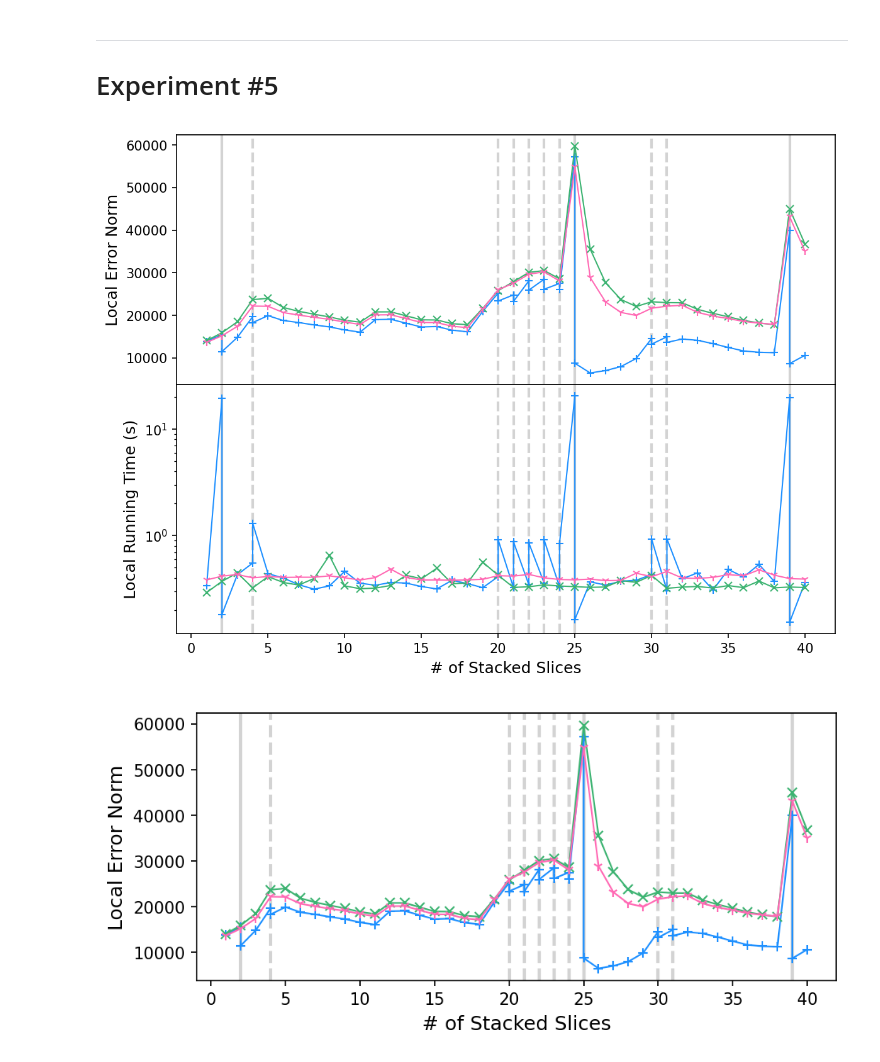
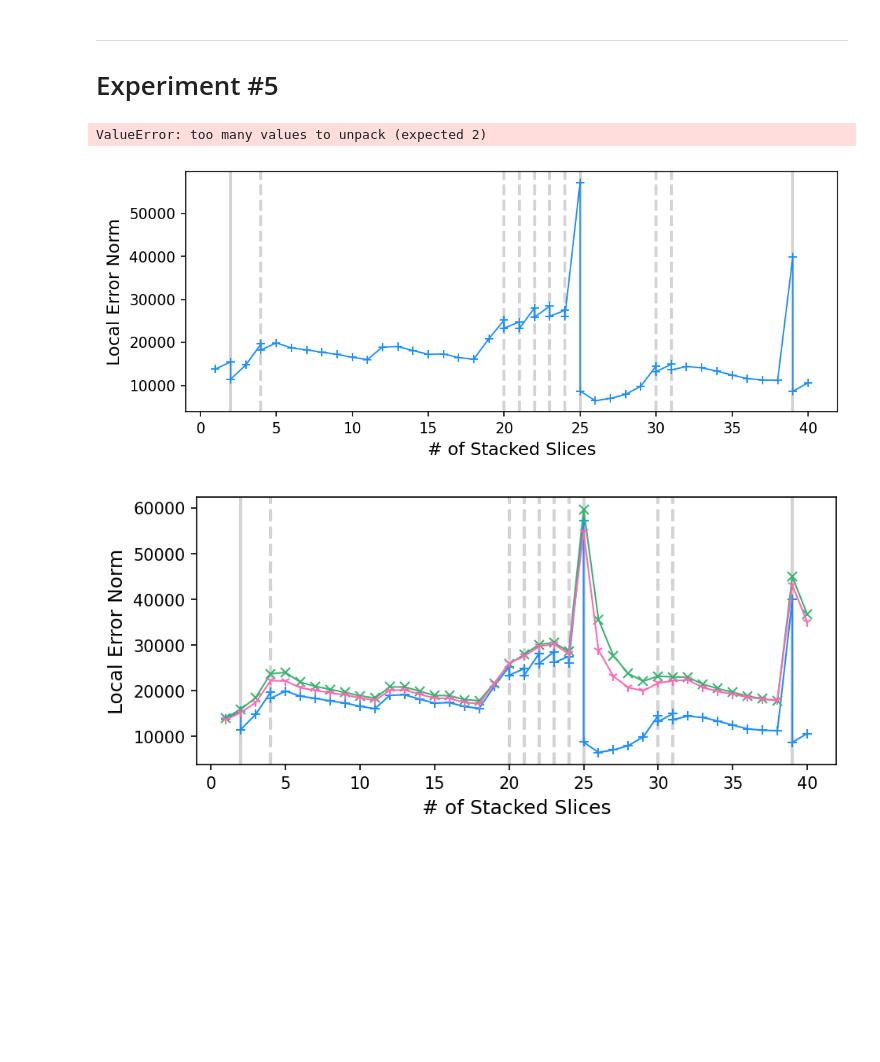
Before and after one commit to lucetre-snu/dao-cp, a Jupyter notebook: Proposed Method/6_exp_w_mem_usage.ipynb, the cells around one changed output. Drawn from its saved outputs; the diff is of its cells as text; code cells hidden in the pictures; blank space fills up the shorter version.

```diff
--- a/Proposed Method/6_exp_w_mem_usage.ipynb
+++ b/Proposed Method/6_exp_w_mem_usage.ipynb
@@ -329,10 +332,10 @@ plot_local(datasets, 'E1_synthetic', 35)
 # video
 (n_iter, ul, ll) = (1, 6, 2)
 tensor_stream = create_tensor_stream(sample_video, start_to_stream=5, batch_sizes=np.full((40), 5, dtype=int))
-#results['video-10'] = online_tensor_decomposition('video', sample_video, tensor_stream, rank=10, n_iter=n_iter, ul=ul, ll=ll, verbose=False)
-# results['video-20'] = online_tensor_decomposition('video', sample_video, tensor_stream, rank=20, n_iter=n_iter, ul=ul, ll=ll, verbose=False)
+results['video-10'] = online_tensor_decomposition('video', sample_video, tensor_stream, rank=10, n_iter=n_iter, ul=ul, ll=ll, verbose=False)
+results['video-20'] = online_tensor_decomposition('video', sample_video, tensor_stream, rank=20, n_iter=n_iter, ul=ul, ll=ll, verbose=False)
 results['video-30'] = online_tensor_decomposition('video', sample_video, tensor_stream, rank=30, n_iter=n_iter, ul=ul, ll=ll, verbose=False)
-# results['video-40'] = online_tensor_decomposition('video', sample_video, tensor_stream, rank=40, n_iter=n_iter, ul=ul, ll=ll, verbose=False)
-#results['video-50'] = online_tensor_decomposition('video', sample_video, tensor_stream, rank=50, n_iter=n_iter, ul=ul, ll=ll, verbose=False)
+results['video-40'] = online_tensor_decomposition('video', sample_video, tensor_stream, rank=40, n_iter=n_iter, ul=ul, ll=ll, verbose=False)
+results['video-50'] = online_tensor_decomposition('video', sample_video, tensor_stream, rank=50, n_iter=n_iter, ul=ul, ll=ll, verbose=False)
 # %% [output]
 -----------------------------------
@@ -366,8 +369,9 @@ tensor_stream = create_tensor_stream(stock2_tensor, start_to_stream=5, batch_siz
 #results['stock-10'] = online_tensor_decomposition('stock', stock2_tensor, tensor_stream, rank=10, n_iter=n_iter, ul=ul, ll=ll, verbose=False)
 # results['stock-15'] = online_tensor_decomposition('stock', stock2_tensor, tensor_stream, rank=15, n_iter=n_iter, ul=ul, ll=ll, verbose=False)
 # results['stock-21'] = online_tensor_decomposition('stock', stock2_tensor, tensor_stream, rank=21, n_iter=n_iter, ul=ul, ll=ll, verbose=False)
-# results['stock-22'] = online_tensor_decomposition('stock', stock2_tensor, tensor_stream, rank=22, n_iter=n_iter, ul=ul, ll=ll, verbose=False)
 results['stock-20'] = online_tensor_decomposition('stock', stock2_tensor, tensor_stream, rank=20, n_iter=n_iter, ul=ul, ll=ll, verbose=False)
+results['stock-22'] = online_tensor_decomposition('stock', stock2_tensor, tensor_stream, rank=22, n_iter=n_iter, ul=ul, ll=ll, verbose=False)
+results['stock-24'] = online_tensor_decomposition('stock', stock2_tensor, tensor_stream, rank=22, n_iter=n_iter, ul=ul, ll=ll, verbose=False)
 # results['stock-25'] = online_tensor_decomposition('stock', stock2_tensor, tensor_stream, rank=25, n_iter=n_iter, ul=ul, ll=ll, verbose=False)
 #results['stock-30'] = online_tensor_decomposition('stock', stock2_tensor, tensor_stream, rank=30, n_iter=n_iter, ul=ul, ll=ll, verbose=False)
 # %% [output]
@@ -404,8 +405,8 @@ tensor_stream = create_tensor_stream(hall1_tensor, start_to_stream=10, batch_siz
 # results['hall-20'] = online_tensor_decomposition('hall', hall1_tensor, tensor_stream, rank=20, n_iter=n_iter, ul=ul, ll=ll, verbose=False)
 # results['hall-25'] = online_tensor_decomposition('hall', hall1_tensor, tensor_stream, rank=25, n_iter=n_iter, ul=ul, ll=ll, verbose=False)
 results['hall-30'] = online_tensor_decomposition('hall', hall1_tensor, tensor_stream, rank=30, n_iter=n_iter, ul=ul, ll=ll, verbose=False)
-#results['hall-35'] = online_tensor_decomposition('hall', hall1_tensor, tensor_stream, rank=35, n_iter=n_iter, ul=ul, ll=ll, verbose=False)
-#results['hall-40'] = online_tensor_decomposition('hall', hall1_tensor, tensor_stream, rank=40, n_iter=n_iter, ul=ul, ll=ll, verbose=False)
+results['hall-35'] = online_tensor_decomposition('hall', hall1_tensor, tensor_stream, rank=35, n_iter=n_iter, ul=ul, ll=ll, verbose=False)
+results['hall-40'] = online_tensor_decomposition('hall', hall1_tensor, tensor_stream, rank=40, n_iter=n_iter, ul=ul, ll=ll, verbose=False)
 #results['hall-45'] = online_tensor_decomposition('hall', hall1_tensor, tensor_stream, rank=45, n_iter=n_iter, ul=ul, ll=ll, verbose=False)
 # %% [output]
 -----------------------------------
@@ -440,8 +438,8 @@ tensor_stream = create_tensor_stream(korea_tensor, start_to_stream=79, batch_siz
 # results['korea-15'] = online_tensor_decomposition('korea', korea_tensor, tensor_stream, rank=15, n_iter=n_iter, ul=ul, ll=ll, verbose=False)
 # results['korea-20'] = online_tensor_decomposition('korea', korea_tensor, tensor_stream, rank=20, n_iter=n_iter, ul=ul, ll=ll, verbose=False)
 # results['korea-25'] = online_tensor_decomposition('korea', korea_tensor, tensor_stream, rank=25, n_iter=n_iter, ul=ul, ll=ll, verbose=False)
-# results['korea-30'] = online_tensor_decomposition('korea', korea_tensor, tensor_stream, rank=30, n_iter=n_iter, ul=ul, ll=ll, verbose=False)
+results['korea-30'] = online_tensor_decomposition('korea', korea_tensor, tensor_stream, rank=30, n_iter=n_iter, ul=ul, ll=ll, verbose=False)
 results['korea-40'] = online_tensor_decomposition('korea', korea_tensor, tensor_stream, rank=40, n_iter=n_iter, ul=ul, ll=ll, verbose=False)
-# results['korea-50'] = online_tensor_decomposition('korea', korea_tensor, tensor_stream, rank=50, n_iter=n_iter, ul=ul, ll=ll, verbose=False)
+results['korea-50'] = online_tensor_decomposition('korea', korea_tensor, tensor_stream, rank=50, n_iter=n_iter, ul=ul, ll=ll, verbose=False)
 # %% [output]
 -----------------------------------
@@ -588,8 +589,8 @@ def plot_E5(dataset):
     colors = ('dodgerblue','mediumseagreen', 'hotpink')
     libs = ("dao", "dtd", "ocp")
 
-    fig = plt.figure(figsize = (9, 7), dpi = 150,)
-    gs = gridspec.GridSpec(2, 1, height_ratios=[1, 1])
+    fig = plt.figure(figsize = (8, 5), dpi = 150,)
+    gs = gridspec.GridSpec(2, 1, height_ratios=[2, 1])
     ax0 = plt.subplot(gs[0])
 
     ax0.set_ylabel('Local Error Norm', fontsize=12)
@@ -604,36 +605,39 @@ def plot_E5(dataset):
 
     for color, marker, lib in zip(colors, markers, libs):
         verbose_list = results[dataset][lib][5]
         ax0.plot(verbose_list[:,0], verbose_list[:,2], linewidth=1, marker=marker, color=color)
-
+        if lib == 'dao':
+            for i, norm in zip(verbose_list[:,0], verbose_list[:,1], verbose_list[:,2]):
+                print(i, norm)
     ax1 = plt.subplot(gs[1], sharex = ax0)
 
     ax1.set_yscale('log')
-    ax1.set_ylabel('Local Running Time (s)', fontsize=12)
+    ax1.set_ylabel('Local Running\nTime (s)', fontsize=12, labelpad=5)
     ax1.set_xlabel('# of Stacked Slices', fontsize=12)
     #         ax1.xaxis.set_label_position('top')
 
 
     split_points, refine_points = results[dataset]['dao'][6]
     for p in refine_points:
         ax1.axvline(p,  label='line: {}'.format(p), c='lightgray', linewidth=2, linestyle='--')
     for p in split_points:
         ax1.axvline(p,  label='line: {}'.format(p), c='lightgray', linewidth=2, linestyle='-')
 
     for color, marker, lib in zip(colors, markers, libs):
         verbose_list = results[dataset][lib][5]
         ax1.plot(verbose_list[:,0], verbose_list[:,1], linewidth=1, marker=marker, color=color)
 
     plt.setp(ax0.get_xticklabels(), visible=False)
     yticks = ax1.yaxis.get_major_ticks()
     yticks[-1].label1.set_visible(False)
     plt.subplots_adjust(hspace=.0)
 
     plt.savefig('plots/E5_{}.svg'.format(dataset), bbox_inches='tight', pad_inches=0)
 
 plot_E5('video-30')
 # %% [output]
+ValueError: too many values to unpack (expected 2)
-[figure, old version]
+[figure, new version]
 # %%
 def plot_E5_error(dataset):
 
```
Also changed, not shown: parts of 17 cells of this notebook, 23 other files.
